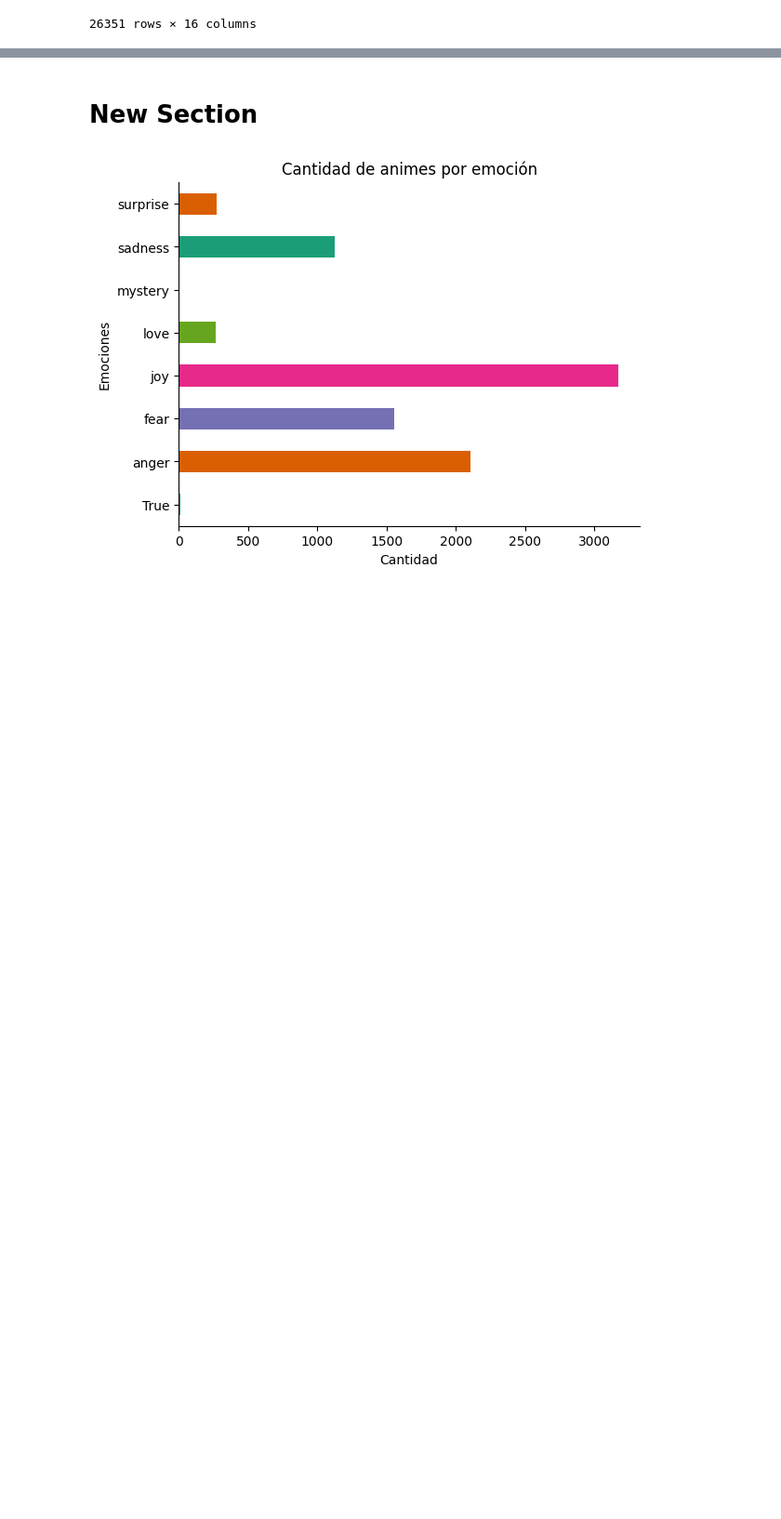
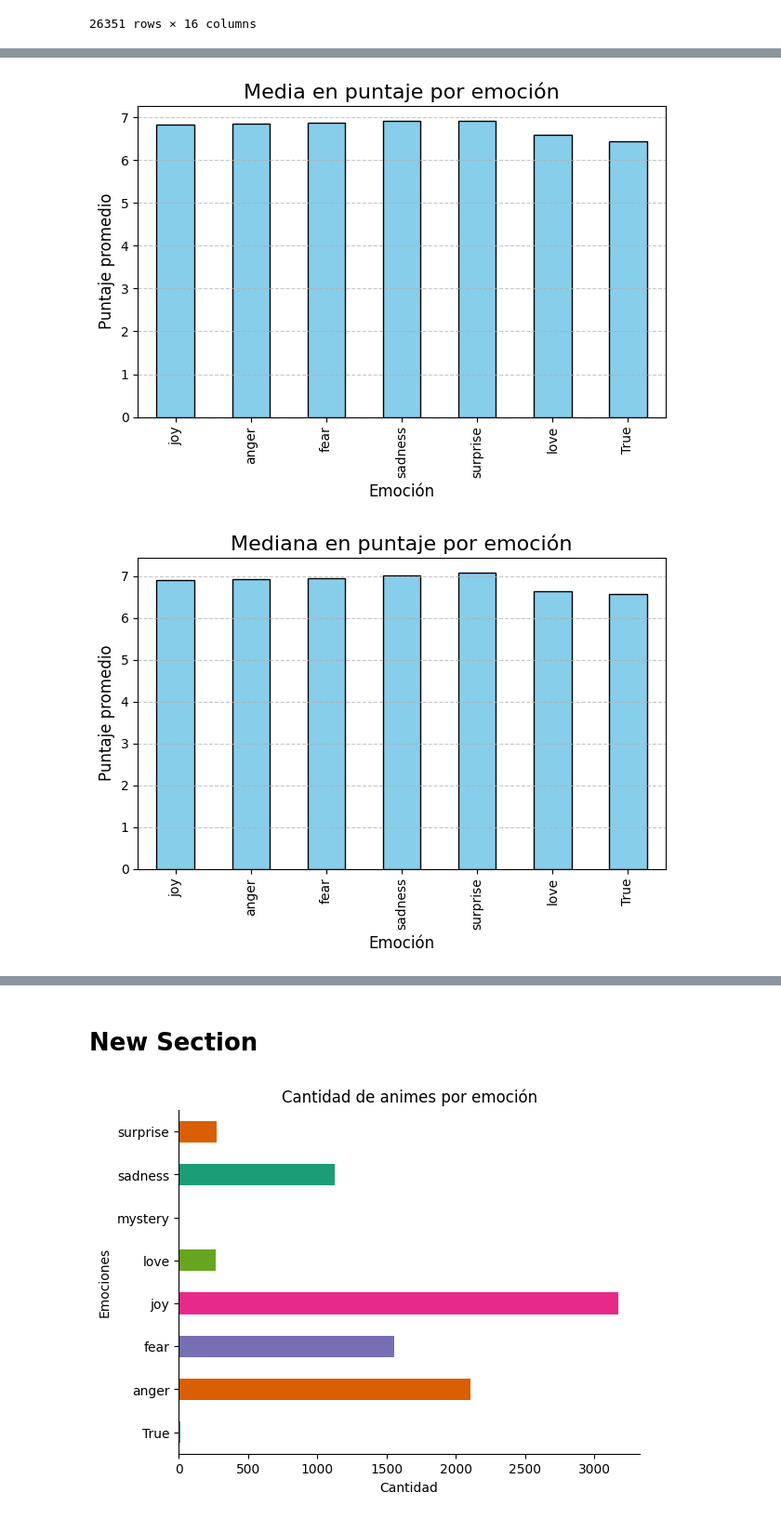
Before and after one commit to repositoriosHackaton/SIC25-CubitsUCV, a Jupyter notebook: Analisis de datos/main.ipynb, the cells around one changed output, grey strips where cells are left out. Shown at 93% size. Saved outputs shown, nothing was run; the diff lists cells and outputs as text; code cells hidden in the pictures; blank space fills up the shorter version.

```diff
--- a/Analisis de datos/main.ipynb
+++ b/Analisis de datos/main.ipynb
@@ -294,0 +346,39 @@ plt.show()
+# %%
+#@title Analisis de emociones con la puntuación
+
+#@title Grafico de score promedio por genero
+# Grafico de la media
+df = merged_df.groupby("emotion")["score"].agg(['mean','median','std', 'count']).sort_values(by="count", ascending=False)
+df[['mean']].plot(kind="bar", color="skyblue", edgecolor="black", legend=False)
+plt.title("Media en puntaje por emoción", fontsize=16)
+plt.xlabel("Emoción", fontsize=12)
+plt.ylabel("Puntaje promedio", fontsize=12)
+plt.xticks(rotation=90, fontsize=10)
+plt.grid(axis="y", linestyle="--", alpha=0.7)
+
+# Mostrar el gráfico
+plt.tight_layout()  # Ajustar para evitar recortes
+plt.show()
+
+# Grafico de la mediana
+df[['median']].plot(kind="bar", color="skyblue", edgecolor="black", legend=False)
+plt.title("Mediana en puntaje por emoción", fontsize=16)
+plt.xlabel("Emoción", fontsize=12)
+plt.ylabel("Puntaje promedio", fontsize=12)
+plt.xticks(rotation=90, fontsize=10)
+plt.grid(axis="y", linestyle="--", alpha=0.7)
+plt.tight_layout()  # Ajustar para evitar recortes
+plt.show()
+
+# Grafico de la mediana
+df[['std']].plot(kind="bar", color="skyblue", edgecolor="black", legend=False)
+plt.title("Varianza de la puntuación por emoción", fontsize=16)
+plt.xlabel("Emoción", fontsize=12)
+plt.ylabel("Varianza", fontsize=12)
+plt.xticks(rotation=90, fontsize=10)
+plt.grid(axis="y", linestyle="--", alpha=0.7)
+plt.tight_layout()  # Ajustar para evitar recortes
+plt.show()
+# %% [output]
+[figure, added]
+[figure, added]
```
Also changed, not shown: parts of 8 cells of this notebook.
